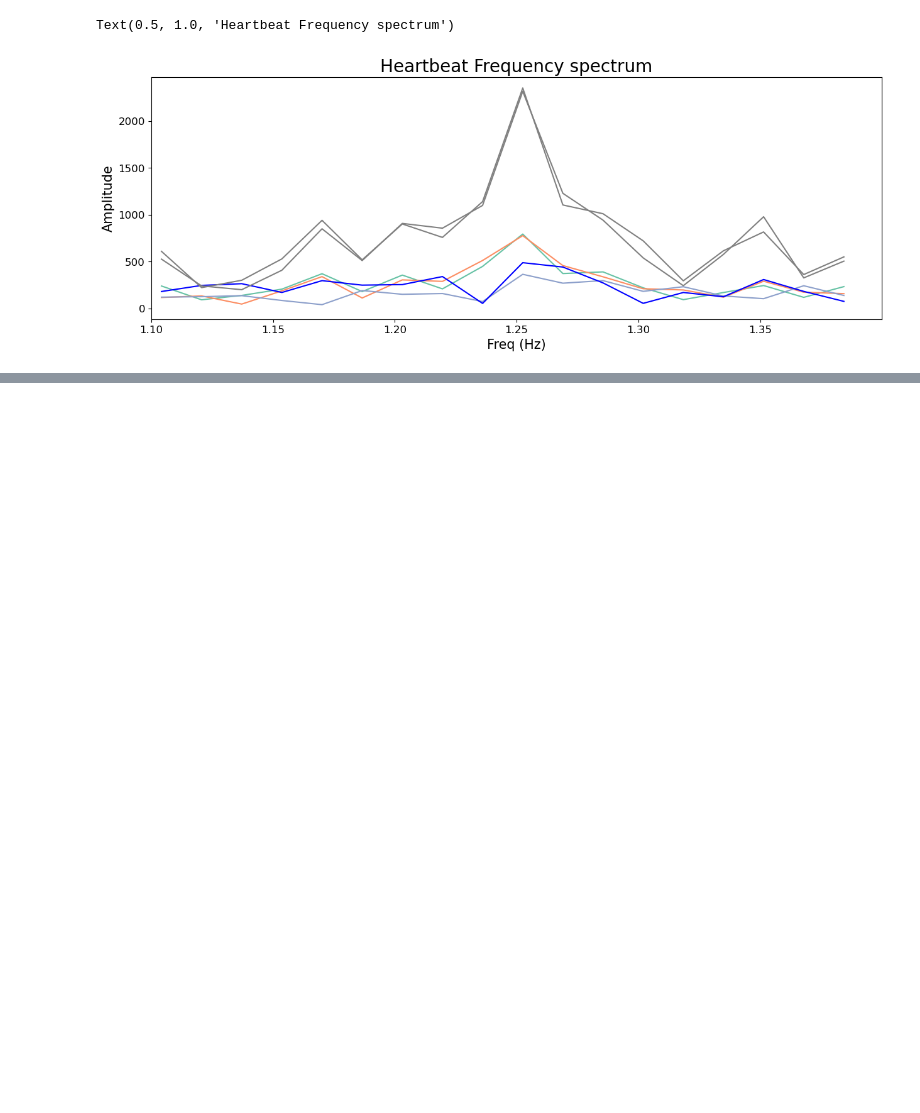
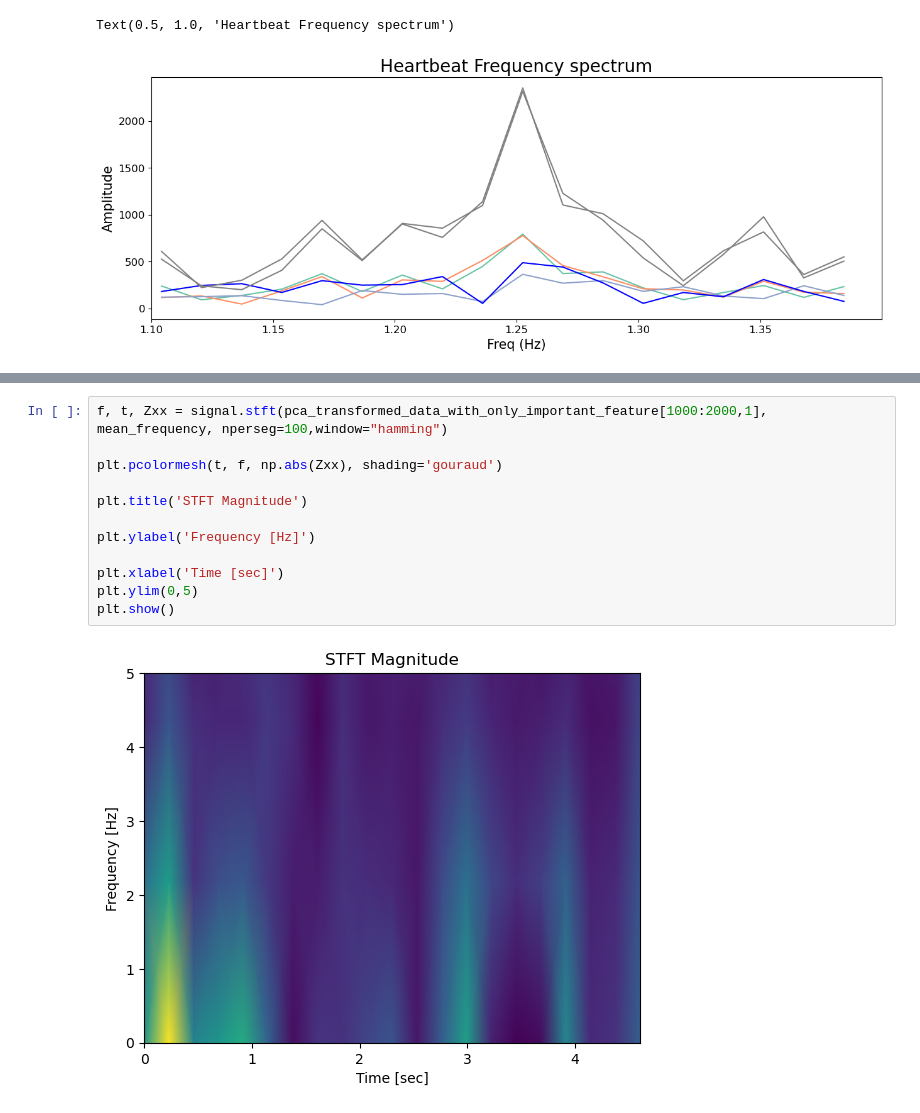
Before and after one commit to paololapo/HeartRateEstimation, a Jupyter notebook: Testing/Jacopo.ipynb, the cells around one changed output, grey strips where cells are left out. Saved outputs shown, nothing was run; the diff lists cells and outputs as text; blank space fills up the shorter version.

```diff
--- a/Testing/Jacopo.ipynb
+++ b/Testing/Jacopo.ipynb
@@ -189,0 +220,14 @@ Text(0.5, 1.0, 'Heartbeat Frequency spectrum')
+# %%
+f, t, Zxx = signal.stft(pca_transformed_data_with_only_important_feature[1000:2000,1], mean_frequency, nperseg=100,window="hamming")
+
+plt.pcolormesh(t, f, np.abs(Zxx), shading='gouraud')
+
+plt.title('STFT Magnitude')
+
+plt.ylabel('Frequency [Hz]')
+
+plt.xlabel('Time [sec]')
+plt.ylim(0,5)
+plt.show()
+# %% [output]
+[figure, added]
```
Also changed, not shown: parts of 3 cells of this notebook, 1 other file.
